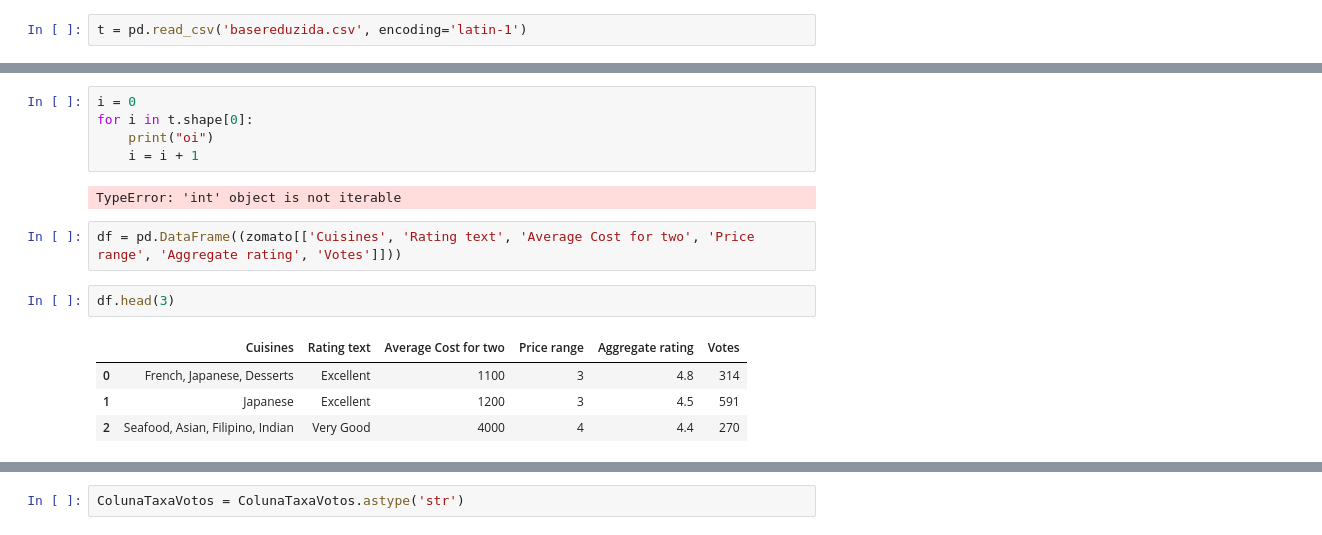
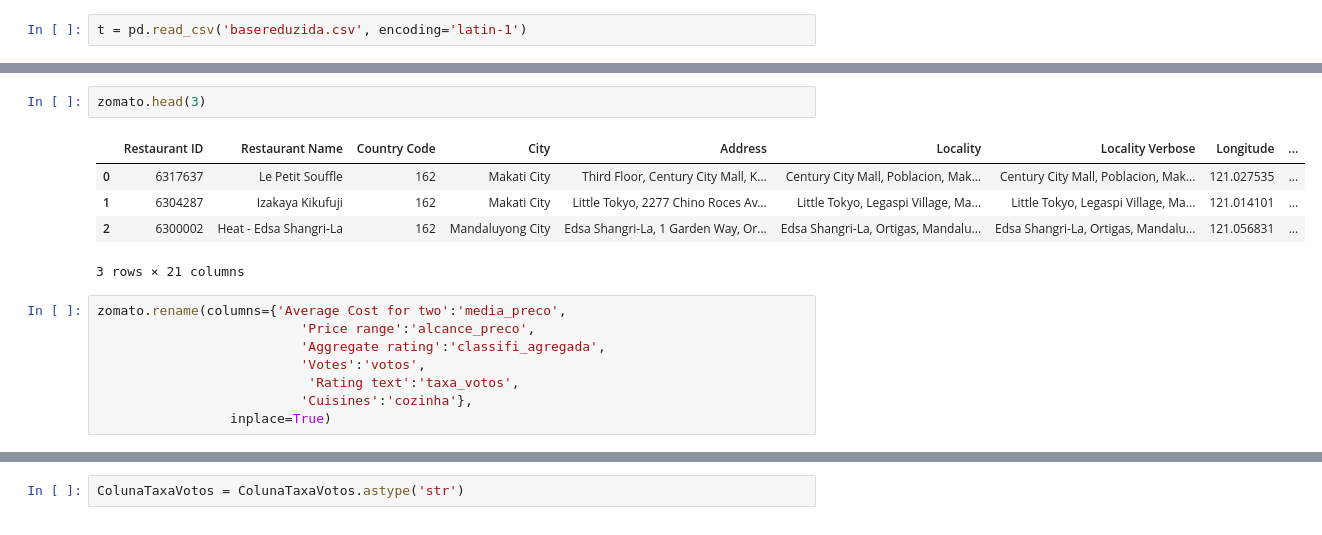
Before and after one commit to FaelKarlos/InteligenciaArtificial-MoveMe, a Jupyter notebook: PredicaoMoveMe/PredicaoMoveMe.ipynb, the cells around one changed output, grey strips where cells are left out. Cells and saved outputs as stored; diff of their text form.

```diff
--- a/PredicaoMoveMe/PredicaoMoveMe.ipynb
+++ b/PredicaoMoveMe/PredicaoMoveMe.ipynb
@@ -67,16 +41,16 @@ Name: 0, dtype: object
-# %%
-i = 0
-for i in t.shape[0]:
-    print("oi")
-    i = i + 1
-# %% [output]
-TypeError: 'int' object is not iterable
+# %%
+zomato.head(3)
+# %% [output]
+|  | Restaurant ID | Restaurant Name | Country Code | City | Address | Locality | Locality Verbose | Longitude | ... |
+| 0 | 6317637 | Le Petit Souffle | 162 | Makati City | Third Floor, Century City Mall, K... | Century City Mall, Poblacion, Mak... | Century City Mall, Poblacion, Mak... | 121.027535 | ... |
+| 1 | 6304287 | Izakaya Kikufuji | 162 | Makati City | Little Tokyo, 2277 Chino Roces Av... | Little Tokyo, Legaspi Village, Ma... | Little Tokyo, Legaspi Village, Ma... | 121.014101 | ... |
+| 2 | 6300002 | Heat - Edsa Shangri-La | 162 | Mandaluyong City | Edsa Shangri-La, 1 Garden Way, Or... | Edsa Shangri-La, Ortigas, Mandalu... | Edsa Shangri-La, Ortigas, Mandalu... | 121.056831 | ... |
+3 rows × 21 columns
 # %%
-df = pd.DataFrame((zomato[['Cuisines', 'Rating text', 'Average Cost for two', 'Price range', 'Aggregate rating', 'Votes']]))
+zomato.rename(columns={'Average Cost for two':'media_preco',
+                          'Price range':'alcance_preco',
+                          'Aggregate rating':'classifi_agregada',
+                          'Votes':'votos',
+                           'Rating text':'taxa_votos',
+                          'Cuisines':'cozinha'},
+                 inplace=True)
-# %%
-df.head(3)
-# %% [output]
-|  | Cuisines | Rating text | Average Cost for two | Price range | Aggregate rating | Votes |
-| 0 | French, Japanese, Desserts | Excellent | 1100 | 3 | 4.8 | 314 |
-| 1 | Japanese | Excellent | 1200 | 3 | 4.5 | 591 |
-| 2 | Seafood, Asian, Filipino, Indian | Very Good | 4000 | 4 | 4.4 | 270 |
```
Also changed, not shown: parts of 68 cells of this notebook, 17 other files.
